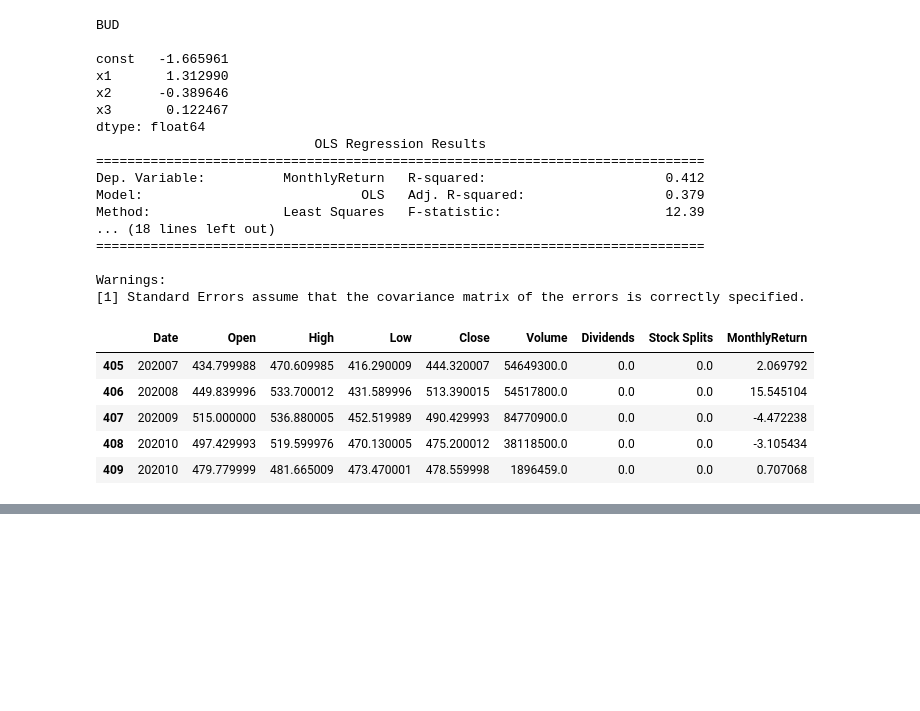
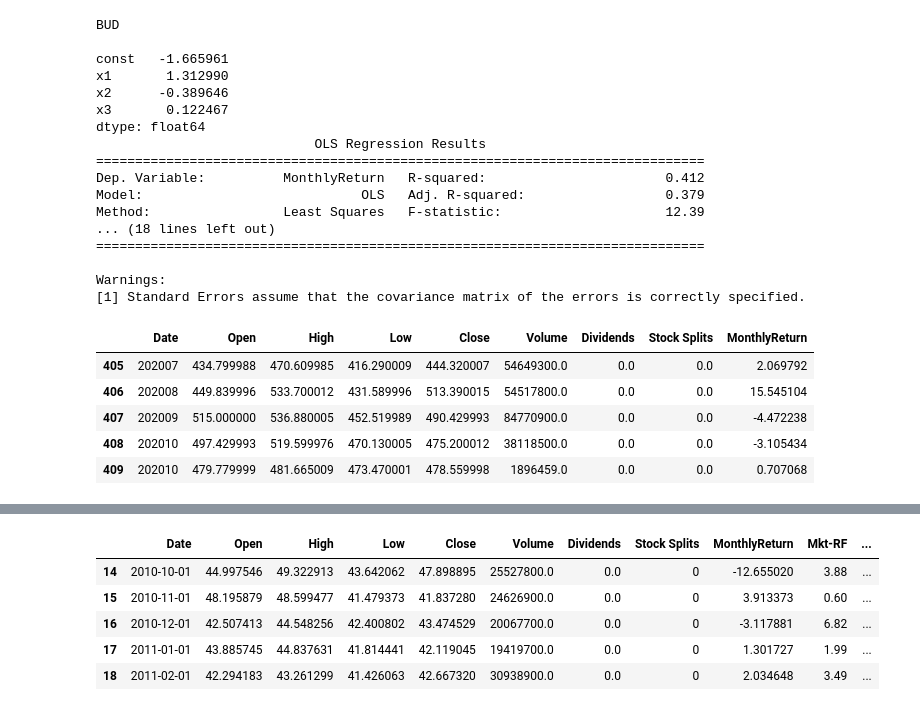
Before and after one commit to chrisliii/FINE-452, a Jupyter notebook: Fama_French.ipynb, the cells around one changed output, grey strips where cells are left out. Saved outputs shown, nothing was run; the diff lists cells and outputs as text; code cells hidden in the pictures; blank space fills up the shorter version.

```diff
--- a/Fama_French.ipynb
+++ b/Fama_French.ipynb
@@ -157,0 +188,43 @@ df_ticker_monthly_return.tail()
+# %%
+# data prep
+df_ticker_FF = pd.merge(df_ticker_monthly_return, df_FF_Research, on='Date')
+df_ticker_FF['Date'] = pd.to_datetime(df_ticker_FF['Date'], format='%Y%m')
+
+# sample period
+begin_date = datetime(2010, 10, 1)
+end_date = datetime(2020, 7, 1)
+sample_period = 36
+
+# CAPM out of sample
+sample_date = begin_date
+while sample_date <= end_date:
+  df_ticker_FF_sample = df_ticker_FF[(df_ticker_FF.Date >= (sample_date - relativedelta(months=sample_period)) ) &
+                                     (df_ticker_FF.Date < sample_date)].copy()
+  CAPM_model = sm.OLS(df_ticker_FF_sample['MonthlyReturn'], sm.add_constant(df_ticker_FF_sample[['Mkt-RF']].values))
+  CAPM_result = CAPM_model.fit()
+  #print(stock_name + '\n')
+  #print (result.params)
+  #print(CAPM_result.summary())
+
+  # predict
+  sample_input = df_ticker_FF[(df_ticker_FF.Date == sample_date)]
+  sample_input = sample_input['Mkt-RF'].values[0]
+  sample_pred =  CAPM_result.predict([1,sample_input])
+  #print(sample_input)
+  #print(sample_pred)
+  df_ticker_FF.loc[df_ticker_FF.Date == sample_date, 'PredReturn'] = sample_pred[0]
+
+  # next sample
+  sample_date = sample_date + relativedelta(months=1)
+
+
+df_ticker_FF = df_ticker_FF.dropna()
+
+df_ticker_FF.head()
+# %% [output]
+|  | Date | Open | High | Low | Close | Volume | Dividends | Stock Splits | MonthlyReturn | Mkt-RF | ... |
+| 14 | 2010-10-01 | 44.997546 | 49.322913 | 43.642062 | 47.898895 | 25527800.0 | 0.0 | 0 | -12.655020 | 3.88 | ... |
+| 15 | 2010-11-01 | 48.195879 | 48.599477 | 41.479373 | 41.837280 | 24626900.0 | 0.0 | 0 | 3.913373 | 0.60 | ... |
+| 16 | 2010-12-01 | 42.507413 | 44.548256 | 42.400802 | 43.474529 | 20067700.0 | 0.0 | 0 | -3.117881 | 6.82 | ... |
+| 17 | 2011-01-01 | 43.885745 | 44.837631 | 41.814441 | 42.119045 | 19419700.0 | 0.0 | 0 | 1.301727 | 1.99 | ... |
+| 18 | 2011-02-01 | 42.294183 | 43.261299 | 41.426063 | 42.667320 | 30938900.0 | 0.0 | 0 | 2.034648 | 3.49 | ... |
```
Also changed, not shown: parts of 8 cells of this notebook.
